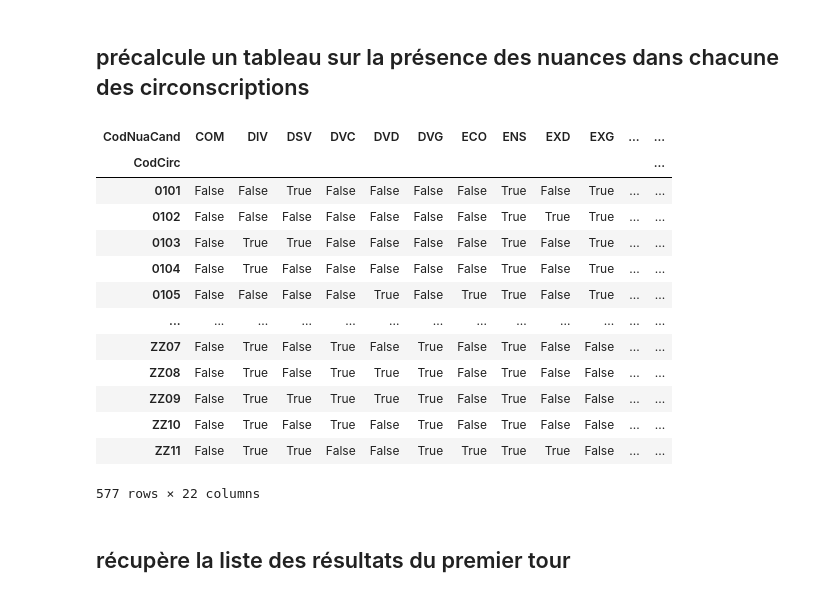
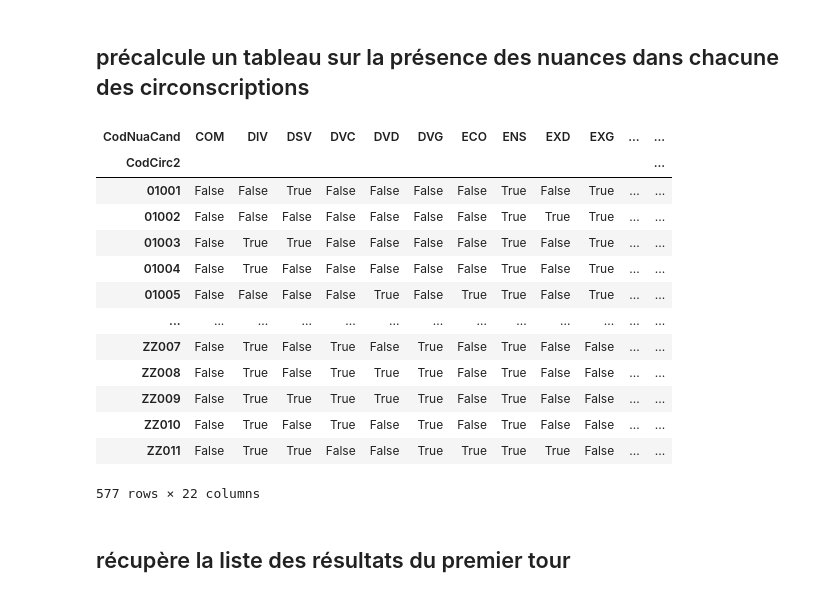
Before and after one commit to taniki/legislatives-2024, a Jupyter notebook: prep_lg2024.ipynb, the cells around one changed output. Drawn from its saved outputs; the diff is of its cells as text; code cells hidden in the pictures.

```diff
--- a/prep_lg2024.ipynb
+++ b/prep_lg2024.ipynb
@@ -113,7 +114,7 @@ def flat_codes(CodReg):
             for CodDpt in departements.CodDpt.to_list()
         ])
         .assign(
-            CodDpt = lambda df: df.CodCirElec.str[:-2].replace(mapping_dept)
+            CodDpt = lambda df: df.CodCirElec.str[:-2] #.replace(mapping_dept)
         )
         .set_index('CodCirElec')
         .drop(['Communes'], axis=1)
@@ -269,31 +270,31 @@ candidats_2024_t1_wide.to_csv('lg2024_t1_candidats.wide.csv')
 ## précalcule un tableau sur la présence des nuances dans chacune des circonscriptions
 # %%
 nuances2024 = (
-    candidats_2024_t1
+    candidats_2024_t1_2
     .pivot_table(
-        index = 'CodCirc',
+        index = 'CodCirc2',
         columns = 'CodNuaCand',
         values = 'NomPsn',
         aggfunc= lambda x : len(x) >= 1
     )
     .fillna(False)
 )
 
 nuances2024
 # %% [output]
 | CodNuaCand | COM | DIV | DSV | DVC | DVD | DVG | ECO | ENS | EXD | EXG | ... | ... |
-| CodCirc |  |  |  |  |  |  |  |  |  |  |  | ... |
-| 0101 | False | False | True | False | False | False | False | True | False | True | ... | ... |
-| 0102 | False | False | False | False | False | False | False | True | True | True | ... | ... |
-| 0103 | False | True | True | False | False | False | False | True | False | True | ... | ... |
-| 0104 | False | True | False | False | False | False | False | True | False | True | ... | ... |
-| 0105 | False | False | False | False | True | False | True | True | False | True | ... | ... |
+| CodCirc2 |  |  |  |  |  |  |  |  |  |  |  | ... |
+| 01001 | False | False | True | False | False | False | False | True | False | True | ... | ... |
+| 01002 | False | False | False | False | False | False | False | True | True | True | ... | ... |
+| 01003 | False | True | True | False | False | False | False | True | False | True | ... | ... |
+| 01004 | False | True | False | False | False | False | False | True | False | True | ... | ... |
+| 01005 | False | False | False | False | True | False | True | True | False | True | ... | ... |
 | ... | ... | ... | ... | ... | ... | ... | ... | ... | ... | ... | ... | ... |
-| ZZ07 | False | True | False | True | False | True | False | True | False | False | ... | ... |
-| ZZ08 | False | True | False | True | True | True | False | True | False | False | ... | ... |
-| ZZ09 | False | True | True | True | True | True | False | True | False | False | ... | ... |
-| ZZ10 | False | True | False | True | False | True | False | True | False | False | ... | ... |
-| ZZ11 | False | True | True | False | False | True | True | True | True | False | ... | ... |
+| ZZ007 | False | True | False | True | False | True | False | True | False | False | ... | ... |
+| ZZ008 | False | True | False | True | True | True | False | True | False | False | ... | ... |
+| ZZ009 | False | True | True | True | True | True | False | True | False | False | ... | ... |
+| ZZ010 | False | True | False | True | False | True | False | True | False | False | ... | ... |
+| ZZ011 | False | True | True | False | False | True | True | True | True | False | ... | ... |
 577 rows × 22 columns
 # %%
 nuances2024.to_csv('lg2024_t1_nuances.csv')
```
Also changed, not shown: parts of 25 cells of this notebook, 5 other files.
